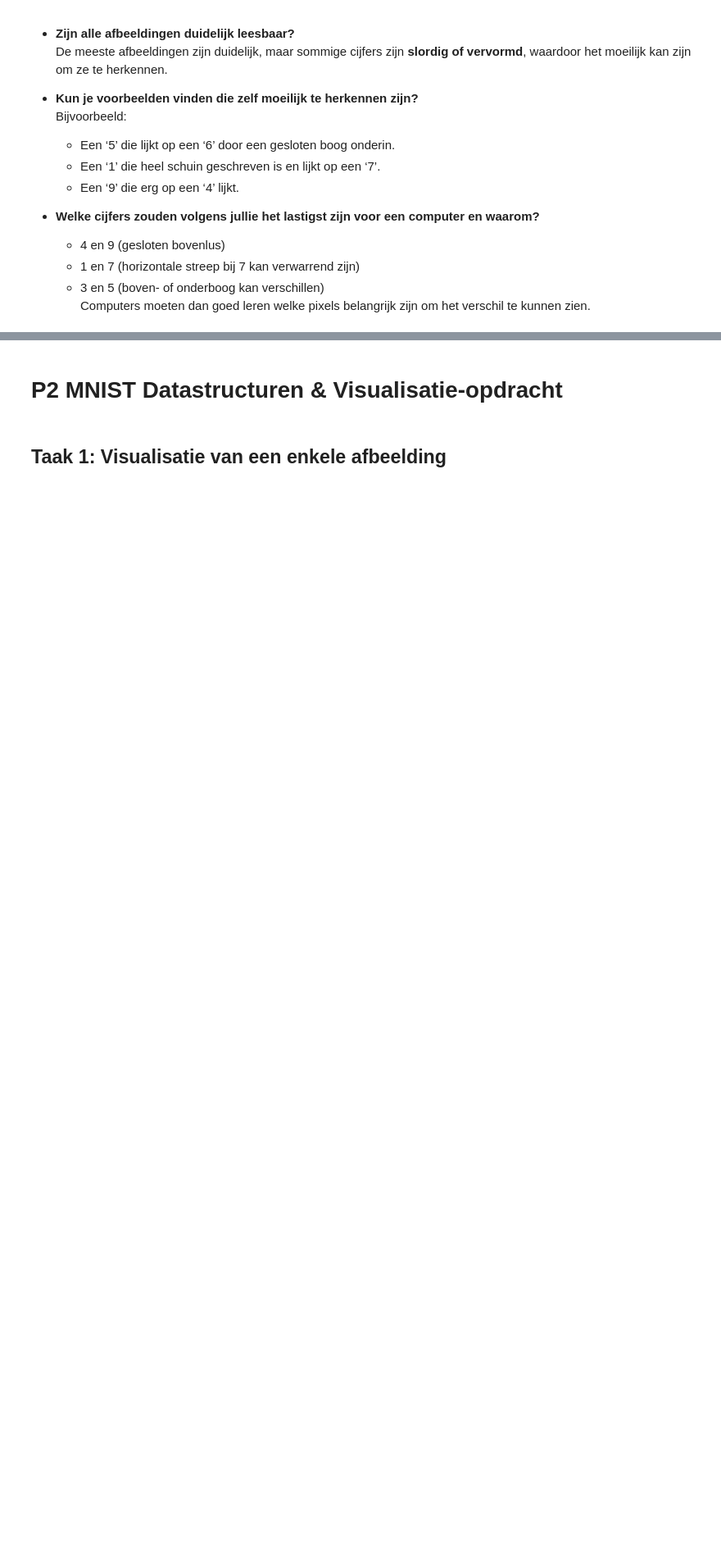
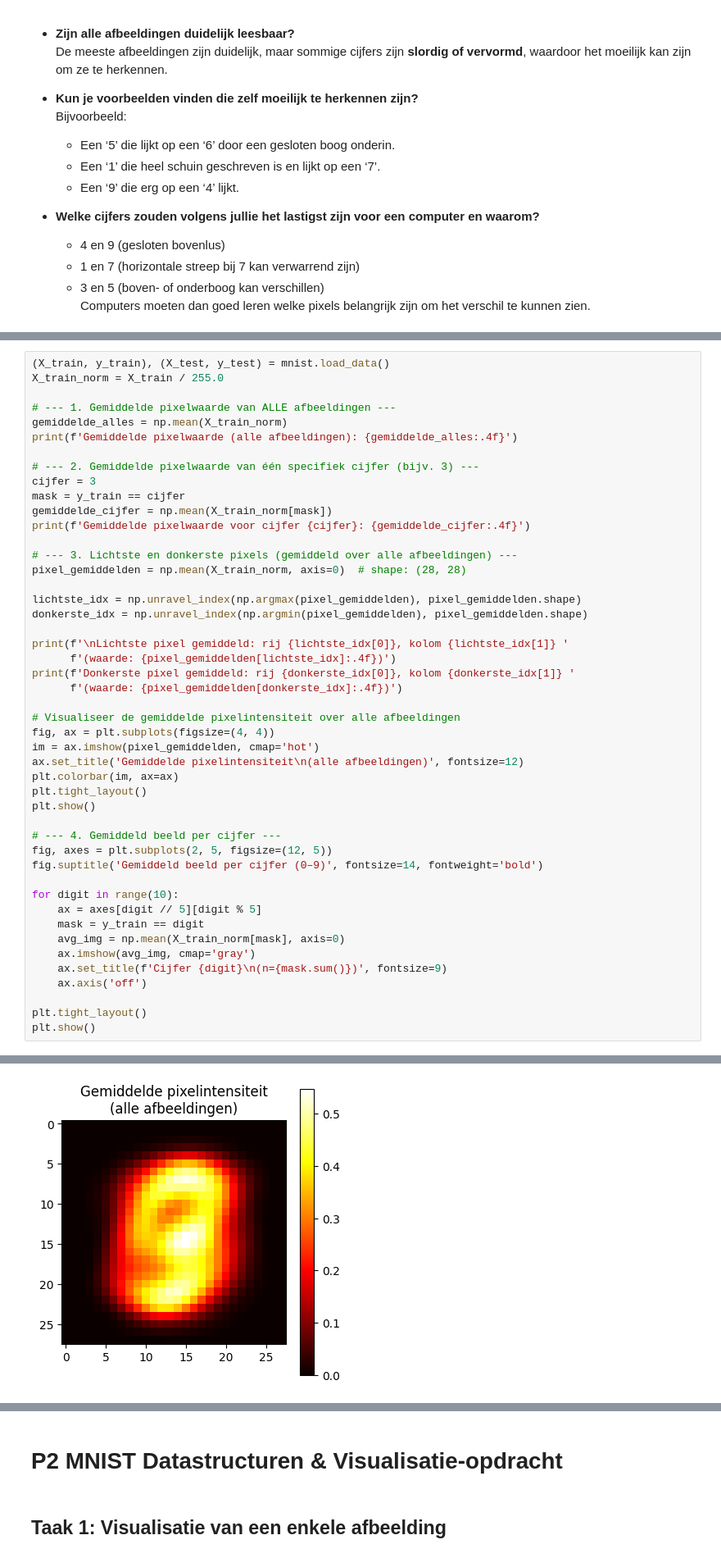
Before and after one commit to sami12127/Mini-AI-, a Jupyter notebook: Visuele-analyse-cijfers/P1_MNIST.ipynb, the cells around one changed output, grey strips where cells are left out. Shown at 82% size. Drawn from its saved outputs; the diff is of its cells as text; blank space fills up the shorter version.

```diff
--- a/Visuele-analyse-cijfers/P1_MNIST.ipynb
+++ b/Visuele-analyse-cijfers/P1_MNIST.ipynb
@@ -211,0 +222,48 @@ for digit_a, digit_b in [(4, 9), (1, 7)]:
+# %%
+(X_train, y_train), (X_test, y_test) = mnist.load_data()
+X_train_norm = X_train / 255.0
+
+# --- 1. Gemiddelde pixelwaarde van ALLE afbeeldingen ---
+gemiddelde_alles = np.mean(X_train_norm)
+print(f'Gemiddelde pixelwaarde (alle afbeeldingen): {gemiddelde_alles:.4f}')
+
+# --- 2. Gemiddelde pixelwaarde van één specifiek cijfer (bijv. 3) ---
+cijfer = 3
+mask = y_train == cijfer
+gemiddelde_cijfer = np.mean(X_train_norm[mask])
+print(f'Gemiddelde pixelwaarde voor cijfer {cijfer}: {gemiddelde_cijfer:.4f}')
+
+# --- 3. Lichtste en donkerste pixels (gemiddeld over alle afbeeldingen) ---
+pixel_gemiddelden = np.mean(X_train_norm, axis=0)  # shape: (28, 28)
+
+lichtste_idx = np.unravel_index(np.argmax(pixel_gemiddelden), pixel_gemiddelden.shape)
+donkerste_idx = np.unravel_index(np.argmin(pixel_gemiddelden), pixel_gemiddelden.shape)
+
+print(f'\nLichtste pixel gemiddeld: rij {lichtste_idx[0]}, kolom {lichtste_idx[1]} '
+      f'(waarde: {pixel_gemiddelden[lichtste_idx]:.4f})')
+print(f'Donkerste pixel gemiddeld: rij {donkerste_idx[0]}, kolom {donkerste_idx[1]} '
+      f'(waarde: {pixel_gemiddelden[donkerste_idx]:.4f})')
+
+# Visualiseer de gemiddelde pixelintensiteit over alle afbeeldingen
+fig, ax = plt.subplots(figsize=(4, 4))
+im = ax.imshow(pixel_gemiddelden, cmap='hot')
+ax.set_title('Gemiddelde pixelintensiteit\n(alle afbeeldingen)', fontsize=12)
+plt.colorbar(im, ax=ax)
+plt.tight_layout()
+plt.show()
+
+# --- 4. Gemiddeld beeld per cijfer ---
+fig, axes = plt.subplots(2, 5, figsize=(12, 5))
+fig.suptitle('Gemiddeld beeld per cijfer (0–9)', fontsize=14, fontweight='bold')
+
+for digit in range(10):
+    ax = axes[digit // 5][digit % 5]
+    mask = y_train == digit
+    avg_img = np.mean(X_train_norm[mask], axis=0)
+    ax.imshow(avg_img, cmap='gray')
+    ax.set_title(f'Cijfer {digit}\n(n={mask.sum()})', fontsize=9)
+    ax.axis('off')
+
+plt.tight_layout()
+plt.show()
+# %% [output]
@@ -211,0 +275 @@ for digit_a, digit_b in [(4, 9), (1, 7)]:
+[figure, added]
```
Also changed, not shown: parts of 4 cells of this notebook, 1 other file.
